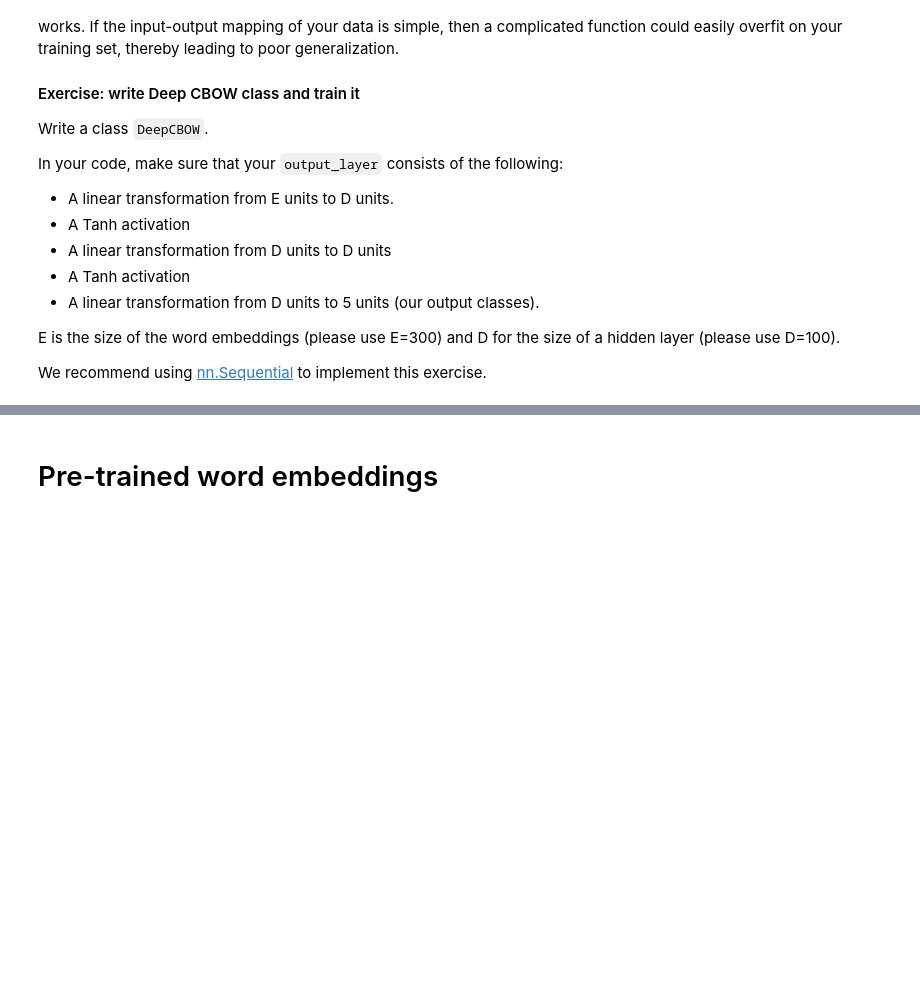
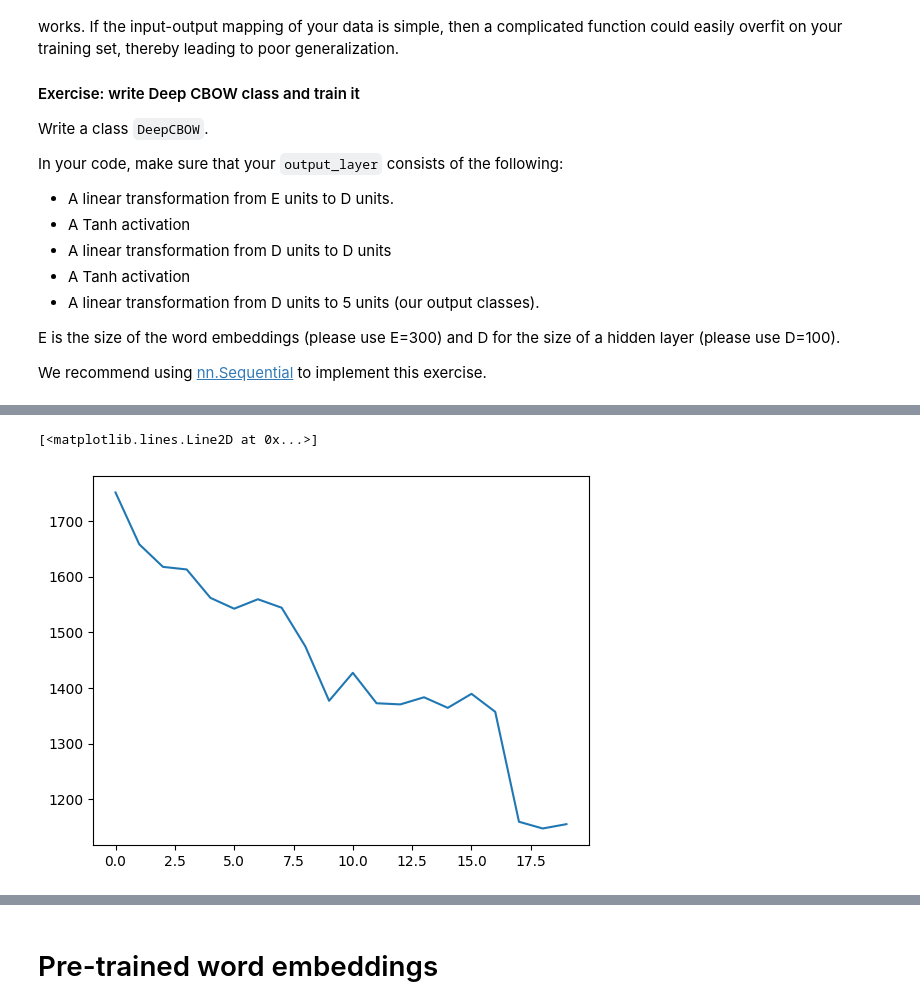
Before and after one commit to karim-abdel/NLP_1, a Jupyter notebook: Assignment_2/Copia_di_NLP1_2023_Practical_2.ipynb, the cells around one changed output, grey strips where cells are left out. Saved outputs shown, nothing was run; the diff lists cells and outputs as text; code cells hidden in the pictures; blank space fills up the shorter version.

```diff
--- a/Assignment_2/Copia_di_NLP1_2023_Practical_2.ipynb
+++ b/Assignment_2/Copia_di_NLP1_2023_Practical_2.ipynb
@@ -678,0 +852,39 @@ We recommend using [nn.Sequential](https://pytorch.org/docs/stable/nn.html?highl
+# %%
+
+
+class DeepCBOW(nn.Module):
+    def __init__(self, vocab_size, vocab , e_dim, h_dim, o_dim ):
+        super(DeepCBOW, self).__init__()
+        self.vocab = vocab
+        self.embeddings = nn.Embedding(vocab_size, e_dim)
+
+        self.linear_ed = nn.Linear(e_dim, h_dim) #see that bias is already included
+        self.linear_dd = nn.Linear(h_dim, h_dim)
+        self.linear_do = nn.Linear(h_dim, o_dim)
+        self.tanh = nn.Tanh()
+
+
+    def forward(self, inputs):
+        # Sum the embeddings of the input words
+        embedded = self.embeddings(inputs)
+        out1 = self.linear_ed(embedded)
+        act1 = self.tanh(out1)
+        out2 = self.linear_dd(act1)
+        act2 = self.tanh(out2)
+        out3 = self.linear_do(act2)
+
+
+
+        out3 = out3.sum(1)
+        return out3
+# %%
+emb = 300
+hid = 100
+deepbow = DeepCBOW(len(v.w2i), e_dim = emb, vocab=v, h_dim = hid, o_dim = 5)
+
+deepbow = deepbow.to(device)
+
+optimizer = optim.Adam(deepbow.parameters(), lr=0.0005)
+dbow_losses, dbow_accuracies = train_model(
+    deepbow, optimizer, threshold = t, patience = p, num_iterations=20000,
+    print_every=1000, eval_every=100)
@@ -678,0 +909,5 @@ We recommend using [nn.Sequential](https://pytorch.org/docs/stable/nn.html?highl
+# %%
+plt.plot(dbow_losses)
+# %% [output]
+[<matplotlib.lines.Line2D at 0x...>]
+[figure, added]
```
Also changed, not shown: parts of 23 cells of this notebook.
